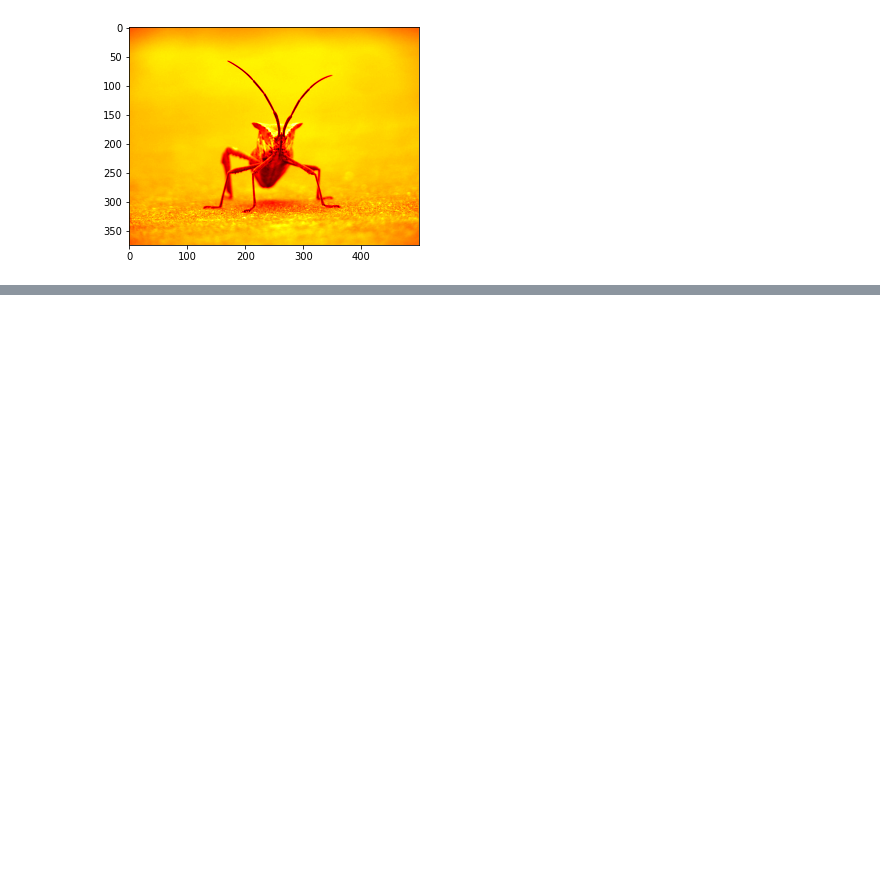
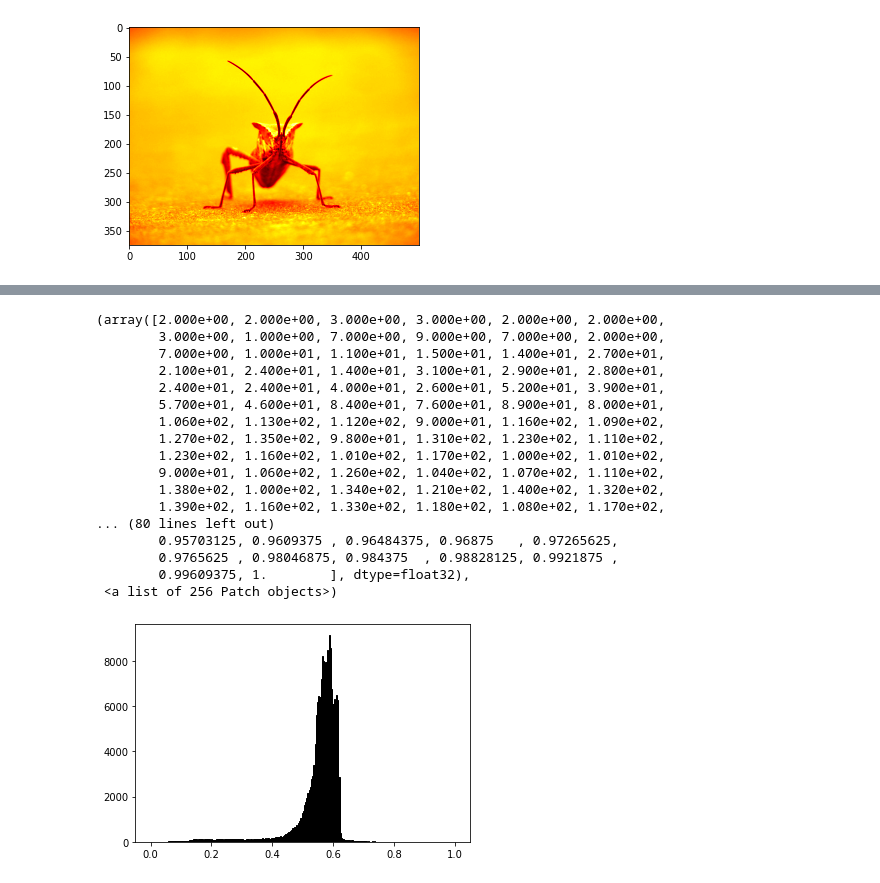
Before and after one commit to Sravan-Apps/python_notebooks, a Jupyter notebook: matplotlib_scratch.ipynb, the cells around one changed output, grey strips where cells are left out. Cells and saved outputs as stored; diff of their text form; code cells hidden in the pictures; blank space fills up the shorter version.

```diff
--- a/matplotlib_scratch.ipynb
+++ b/matplotlib_scratch.ipynb
@@ -507,0 +537,21 @@ plt.imshow(lum_img, cmap="hot")
+# %%
+plt.hist(lum_img.ravel(), bins=256, range=(0.0, 1.0), fc='k', ec='k')
+# %% [output]
+(array([2.000e+00, 2.000e+00, 3.000e+00, 3.000e+00, 2.000e+00, 2.000e+00,
+        3.000e+00, 1.000e+00, 7.000e+00, 9.000e+00, 7.000e+00, 2.000e+00,
+        7.000e+00, 1.000e+01, 1.100e+01, 1.500e+01, 1.400e+01, 2.700e+01,
+        2.100e+01, 2.400e+01, 1.400e+01, 3.100e+01, 2.900e+01, 2.800e+01,
+        2.400e+01, 2.400e+01, 4.000e+01, 2.600e+01, 5.200e+01, 3.900e+01,
+        5.700e+01, 4.600e+01, 8.400e+01, 7.600e+01, 8.900e+01, 8.000e+01,
+        1.060e+02, 1.130e+02, 1.120e+02, 9.000e+01, 1.160e+02, 1.090e+02,
+        1.270e+02, 1.350e+02, 9.800e+01, 1.310e+02, 1.230e+02, 1.110e+02,
+        1.230e+02, 1.160e+02, 1.010e+02, 1.170e+02, 1.000e+02, 1.010e+02,
+        9.000e+01, 1.060e+02, 1.260e+02, 1.040e+02, 1.070e+02, 1.110e+02,
+        1.380e+02, 1.000e+02, 1.340e+02, 1.210e+02, 1.400e+02, 1.320e+02,
+        1.390e+02, 1.160e+02, 1.330e+02, 1.180e+02, 1.080e+02, 1.170e+02,
+... (80 lines left out)
+        0.95703125, 0.9609375 , 0.96484375, 0.96875   , 0.97265625,
+        0.9765625 , 0.98046875, 0.984375  , 0.98828125, 0.9921875 ,
+        0.99609375, 1.        ], dtype=float32),
+ <a list of 256 Patch objects>)
+[figure, added]
```
Also changed, not shown: parts of 13 cells of this notebook.
